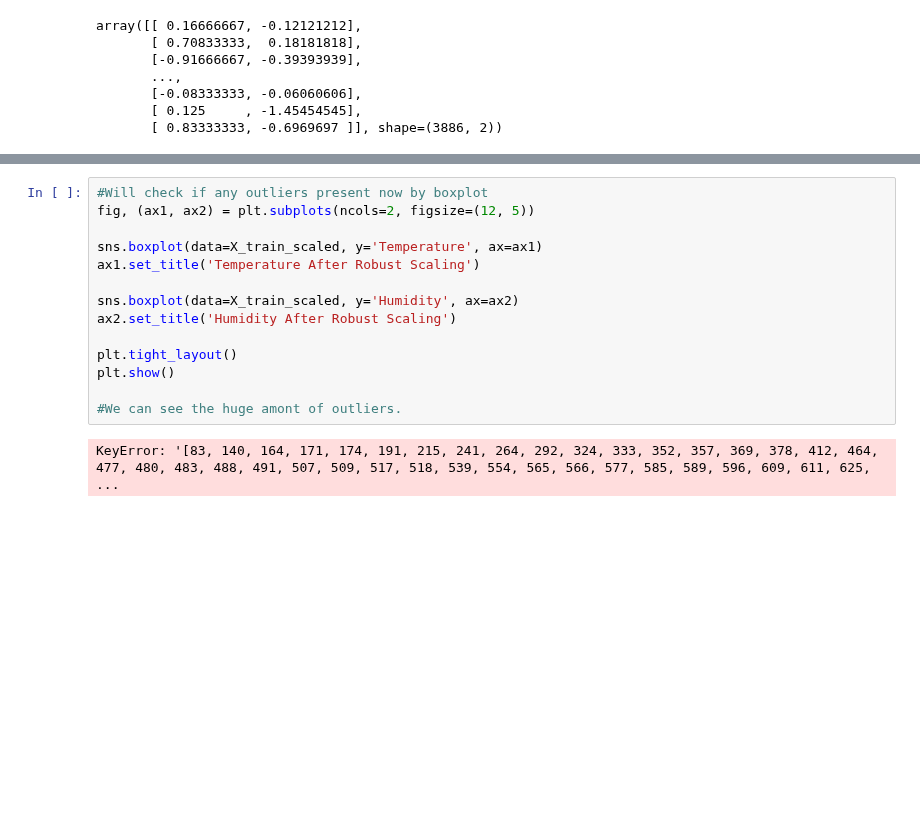
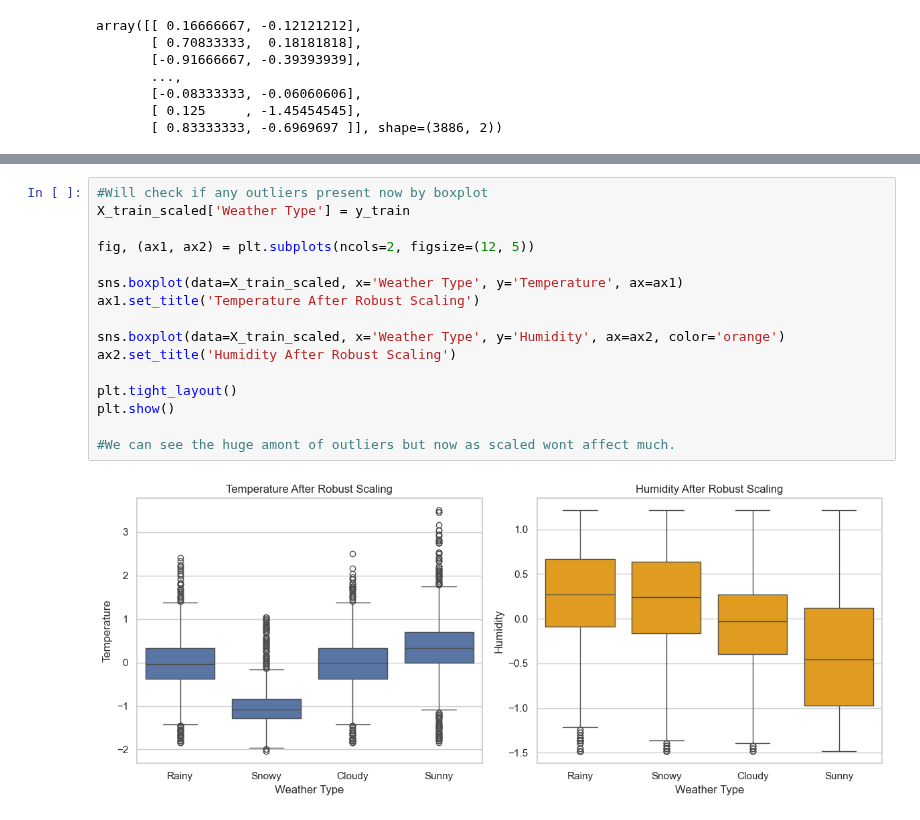
Before and after one commit to kgarg-dev/ML-kgarg-dev, a Jupyter notebook: Feature Engineering/Normalization/Robust_scaling.ipynb, the cells around one changed output, grey strips where cells are left out. Drawn from its saved outputs; the diff is of its cells as text; blank space fills up the shorter version.

```diff
--- a/Feature Engineering/Normalization/Robust scaling.ipynb
+++ b/Feature Engineering/Normalization/Robust_scaling.ipynb
@@ -178,17 +169,19 @@ X_train_scaled #its a pandas Dataframe now
 3886 rows × 2 columns
 # %%
 #Will check if any outliers present now by boxplot
+X_train_scaled['Weather Type'] = y_train
+
 fig, (ax1, ax2) = plt.subplots(ncols=2, figsize=(12, 5))
 
-sns.boxplot(data=X_train_scaled, y='Temperature', ax=ax1)
+sns.boxplot(data=X_train_scaled, x='Weather Type', y='Temperature', ax=ax1)
 ax1.set_title('Temperature After Robust Scaling')
 
-sns.boxplot(data=X_train_scaled, y='Humidity', ax=ax2)
+sns.boxplot(data=X_train_scaled, x='Weather Type', y='Humidity', ax=ax2, color='orange')
 ax2.set_title('Humidity After Robust Scaling')
 
 plt.tight_layout()
 plt.show()
 
-#We can see the huge amont of outliers.
+#We can see the huge amont of outliers but now as scaled wont affect much.
 # %% [output]
-KeyError: '[83, 140, 164, 171, 174, 191, 215, 241, 264, 292, 324, 333, 352, 357, 369, 378, 412, 464, 477, 480, 483, 488, 491, 507, 509, 517, 518, 539, 554, 565, 566, 577, 585, 589, 596, 609, 611, 625, ...
+[figure, added]
```
Also changed, not shown: parts of 3 cells of this notebook.
